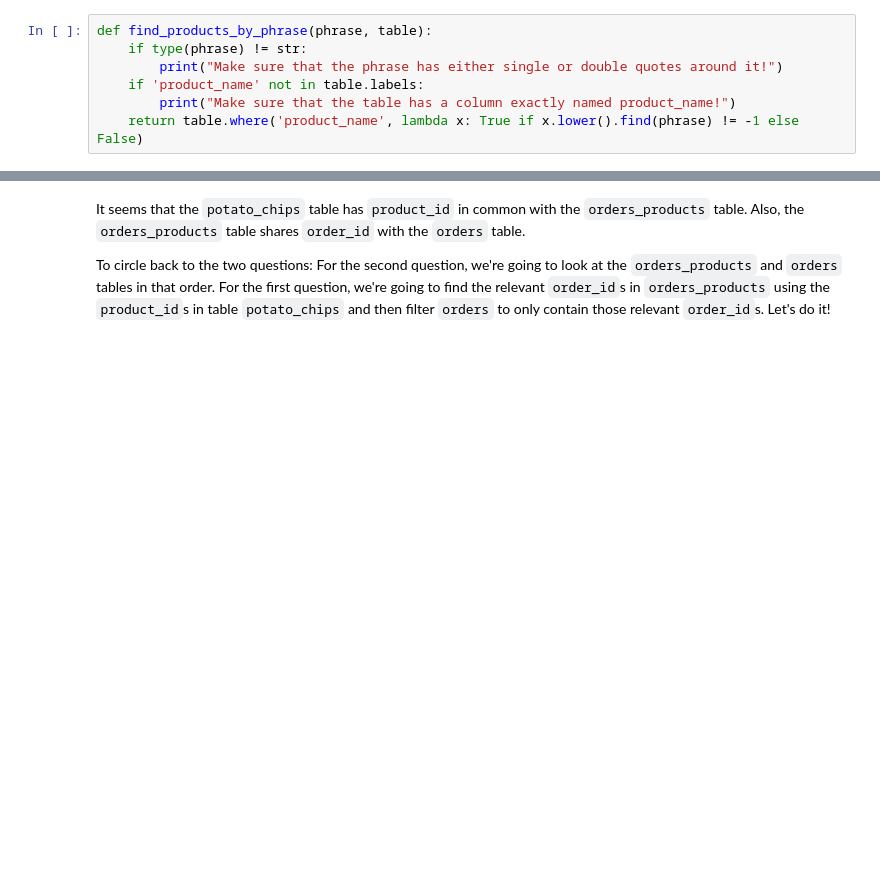
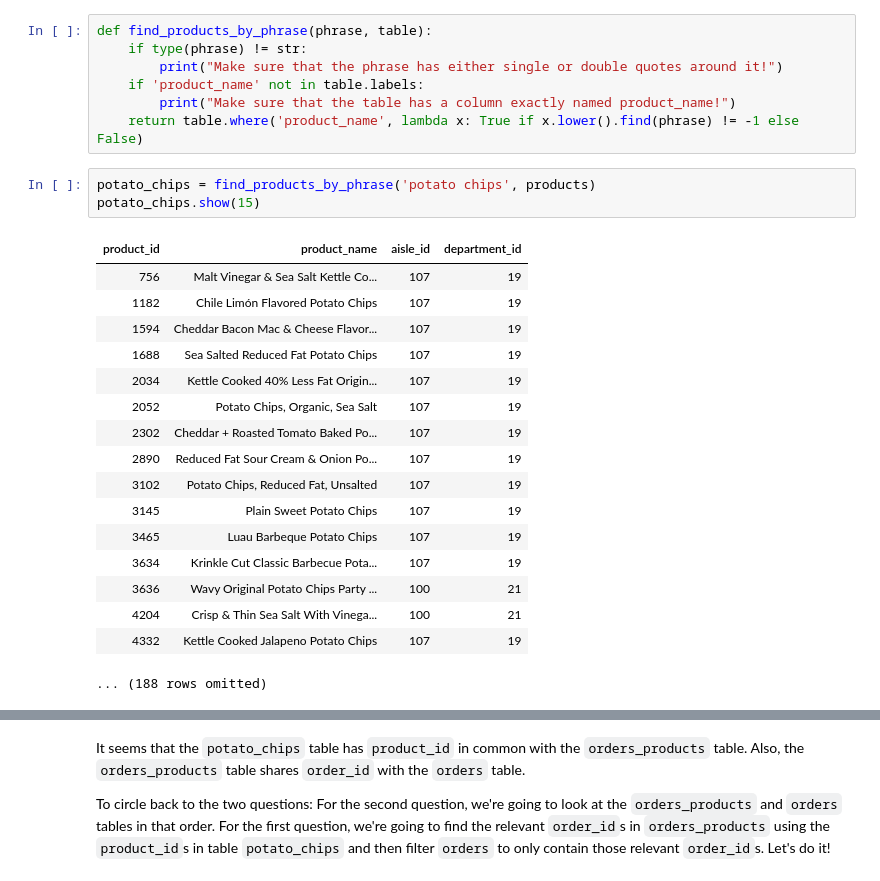
Before and after one commit to choofnagle/cplspring2021, a Jupyter notebook: instacart demo/cplversion.ipynb, the cells around one changed output, grey strips where cells are left out. Drawn from its saved outputs; the diff is of its cells as text; blank space fills up the shorter version.

```diff
--- a/instacart demo/cplversion.ipynb
+++ b/instacart demo/cplversion.ipynb
@@ -105,4 +140,25 @@ def find_products_by_phrase(phrase, table):
     if 'product_name' not in table.labels:
         print("Make sure that the table has a column exactly named product_name!")
     return table.where('product_name', lambda x: True if x.lower().find(phrase) != -1 else False)
+# %%
+potato_chips = find_products_by_phrase('potato chips', products)
+potato_chips.show(15)
+# %% [output]
+| product_id | product_name | aisle_id | department_id |
+| 756 | Malt Vinegar & Sea Salt Kettle Co... | 107 | 19 |
+| 1182 | Chile Limón Flavored Potato Chips | 107 | 19 |
+| 1594 | Cheddar Bacon Mac & Cheese Flavor... | 107 | 19 |
+| 1688 | Sea Salted Reduced Fat Potato Chips | 107 | 19 |
+| 2034 | Kettle Cooked 40% Less Fat Origin... | 107 | 19 |
+| 2052 | Potato Chips, Organic, Sea Salt | 107 | 19 |
+| 2302 | Cheddar + Roasted Tomato Baked Po... | 107 | 19 |
+| 2890 | Reduced Fat Sour Cream & Onion Po... | 107 | 19 |
+| 3102 | Potato Chips, Reduced Fat, Unsalted | 107 | 19 |
+| 3145 | Plain Sweet Potato Chips | 107 | 19 |
+| 3465 | Luau Barbeque Potato Chips | 107 | 19 |
+| 3634 | Krinkle Cut Classic Barbecue Pota... | 107 | 19 |
+| 3636 | Wavy Original Potato Chips Party ... | 100 | 21 |
+| 4204 | Crisp & Thin Sea Salt With Vinega... | 100 | 21 |
+| 4332 | Kettle Cooked Jalapeno Potato Chips | 107 | 19 |
+... (188 rows omitted)
 # %%
```
Also changed, not shown: parts of 21 cells of this notebook.
